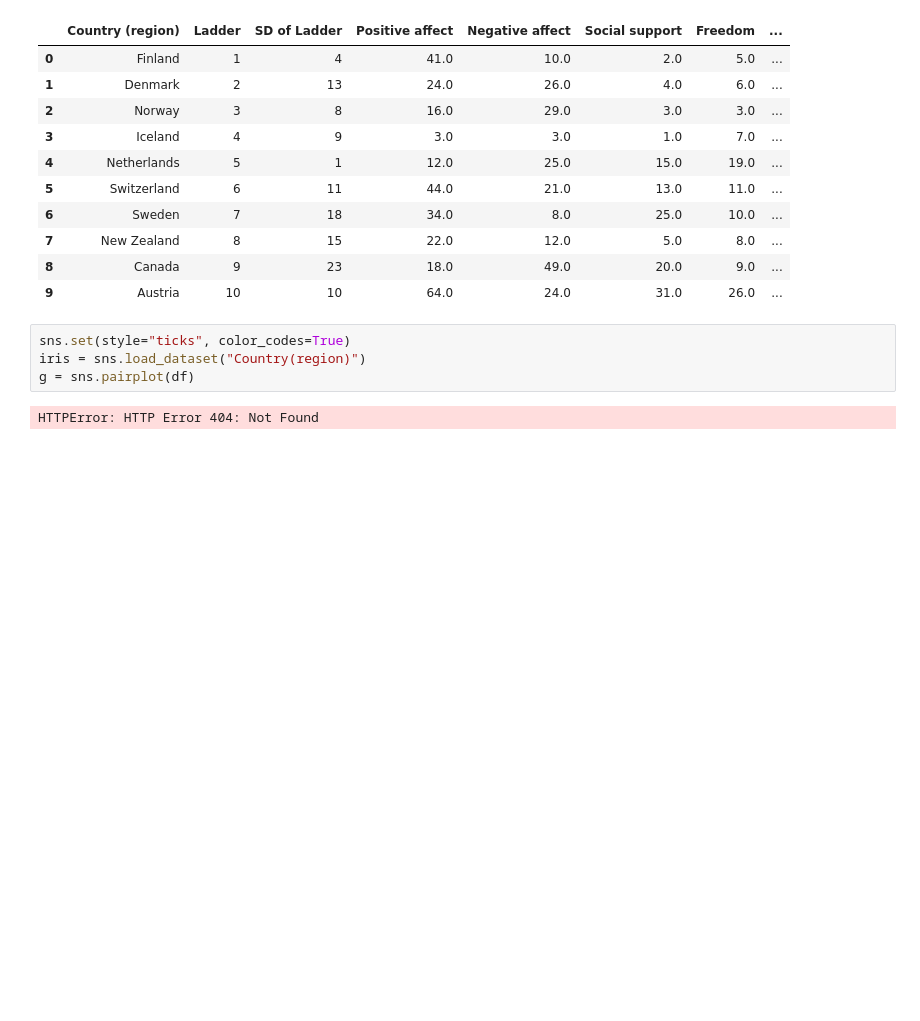
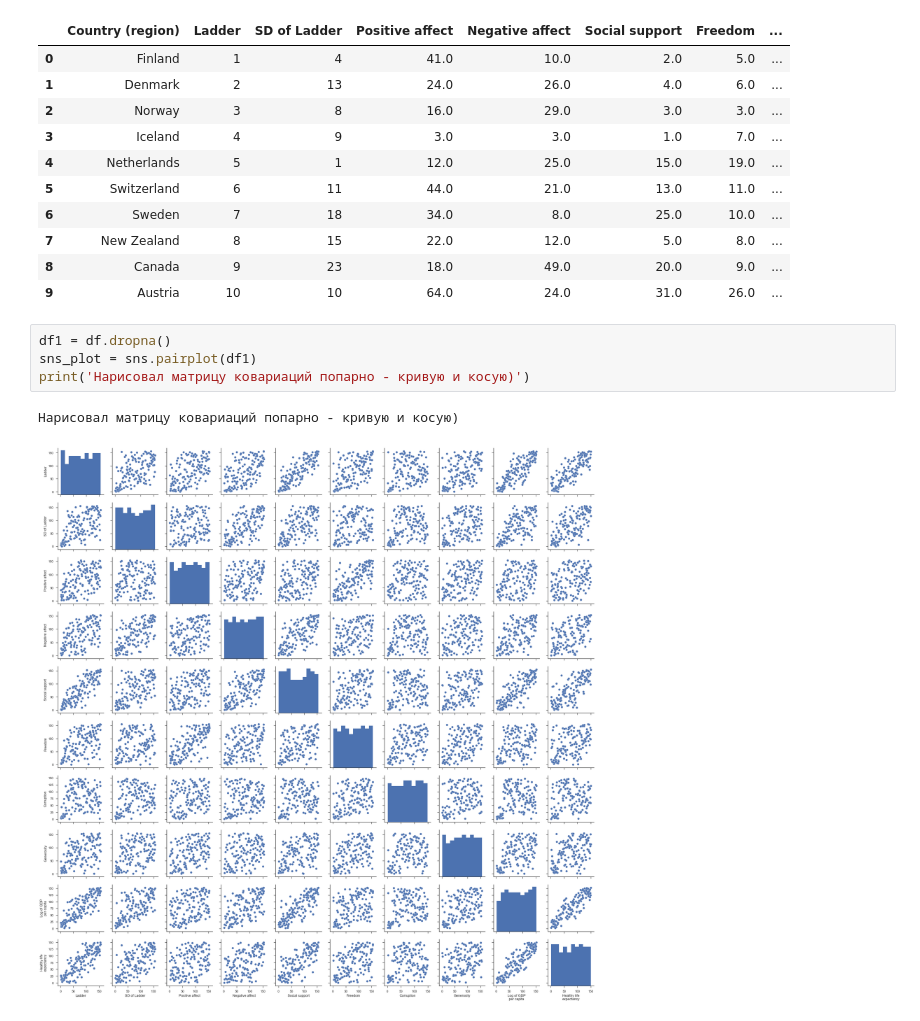
Before and after one commit to RSL161/PYDA_4, a Jupyter notebook: HW_02yu.ipynb, the cells around one changed output. Drawn from its saved outputs; the diff is of its cells as text; blank space fills up the shorter version.

```diff
--- a/HW_02yu.ipynb
+++ b/HW_02yu.ipynb
@@ -253,10 +253,11 @@ df.head(10)
 | 7 | New Zealand | 8 | 15 | 22.0 | 12.0 | 5.0 | 8.0 | ... |
 | 8 | Canada | 9 | 23 | 18.0 | 49.0 | 20.0 | 9.0 | ... |
 | 9 | Austria | 10 | 10 | 64.0 | 24.0 | 31.0 | 26.0 | ... |
-# %%
-sns.set(style="ticks", color_codes=True)
-iris = sns.load_dataset("Country(region)")
-g = sns.pairplot(df)
-# %% [output]
-HTTPError: HTTP Error 404: Not Found
+# %%
+df1 = df.dropna()
+sns_plot = sns.pairplot(df1)
+print('Нарисовал матрицу ковариаций попарно - кривую и косую)')
+# %% [output]
+Нарисовал матрицу ковариаций попарно - кривую и косую)
+[figure, added]
 # %%
```
Also changed, not shown: parts of 17 cells of this notebook.
